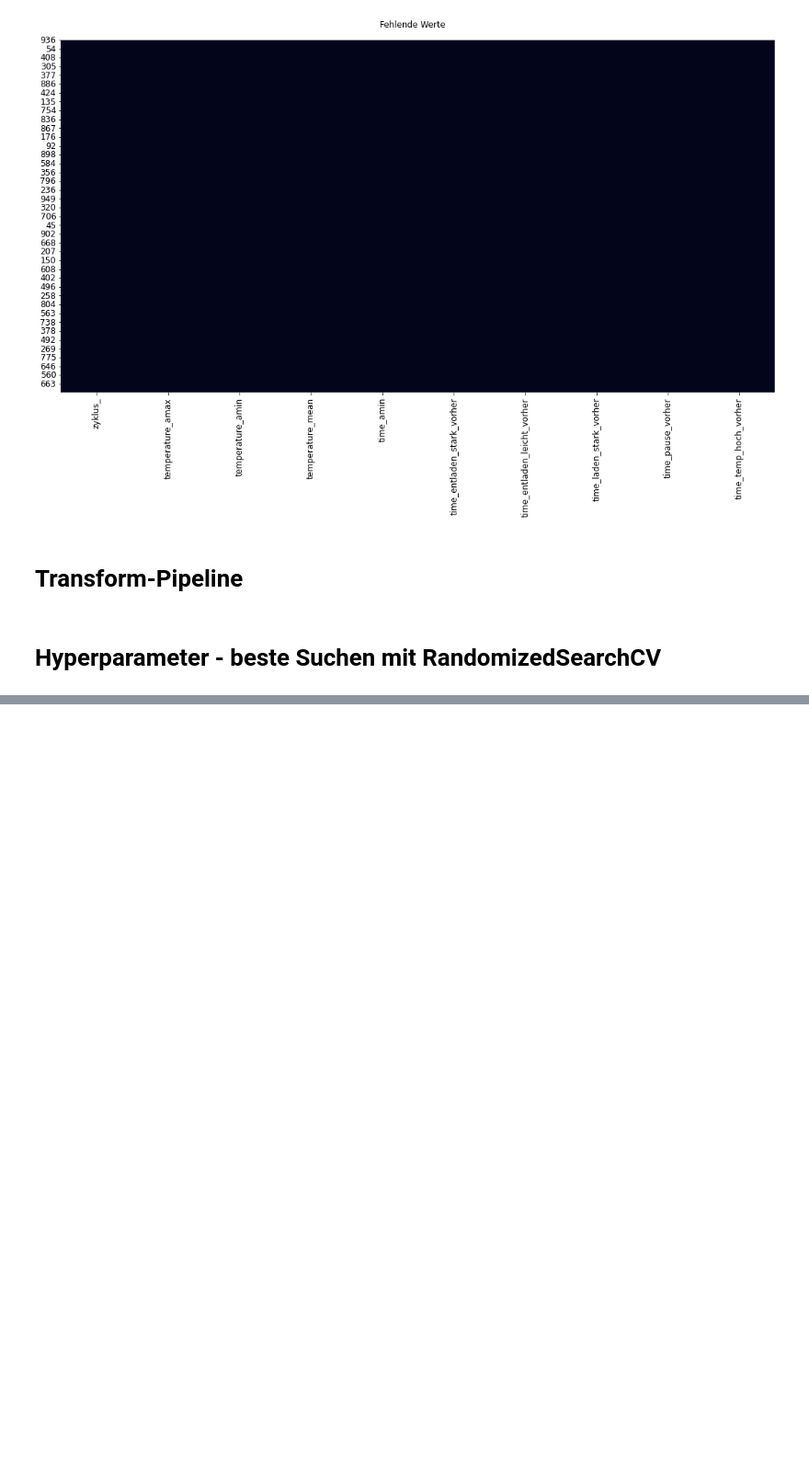
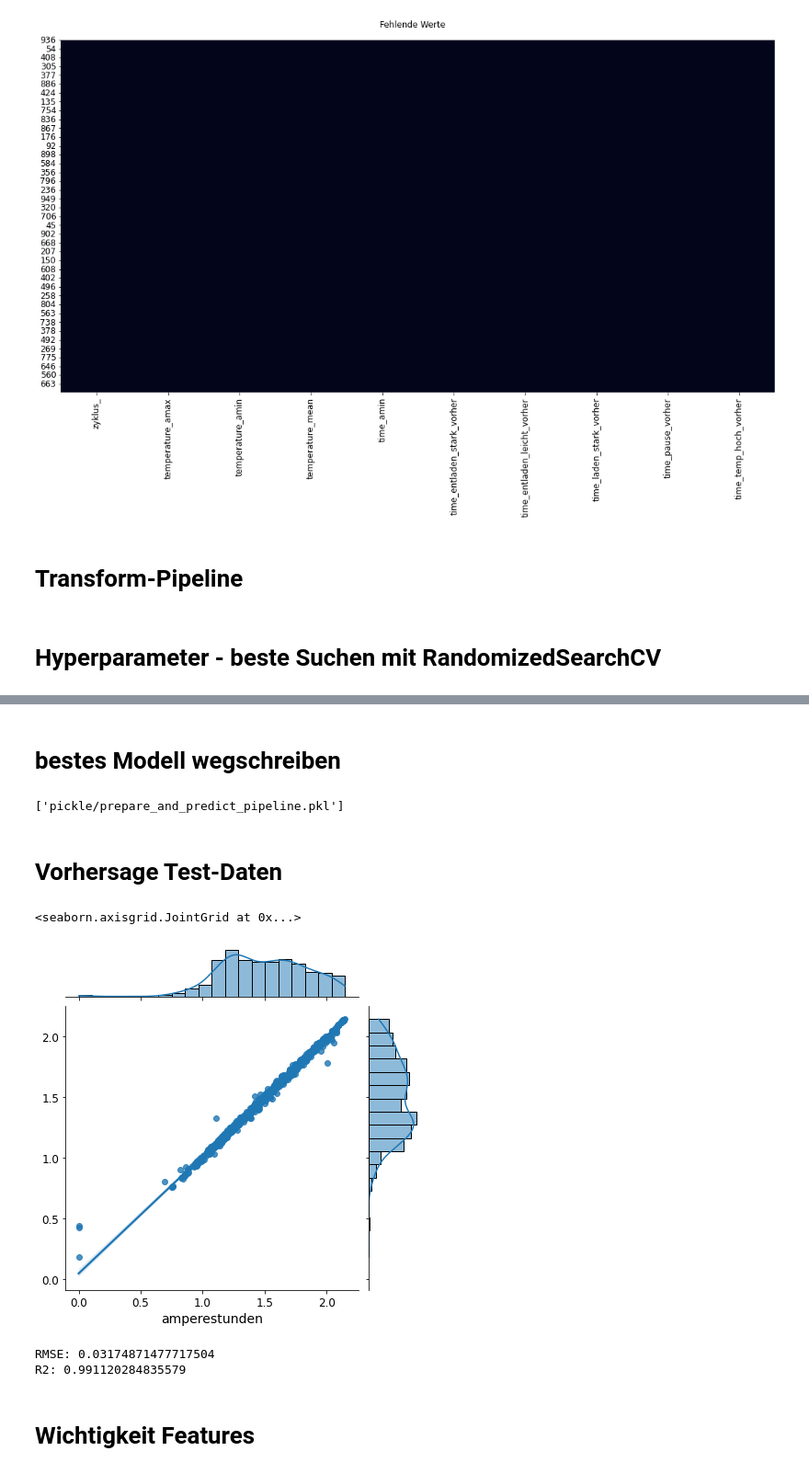
Before and after one commit to DaMuBo/battery_failure_predictions, a Jupyter notebook: notebooks/6_feature_imp.ipynb, the cells around one changed output, grey strips where cells are left out. Shown: that part at 92% size. Saved outputs shown, nothing was run; the diff lists cells and outputs as text; code cells hidden in the pictures; blank space fills up the shorter version.

Commit message:
Feature Importances erster Wurd

```diff
--- a/notebooks/6_feature_imp.ipynb
+++ b/notebooks/6_feature_imp.ipynb
@@ -180,0 +202,2 @@ Fitting 3 folds for each of 50 candidates, totalling 150 fits
+# %% [markdown]
+# bestes Modell wegschreiben
@@ -180,0 +209,27 @@ Fitting 3 folds for each of 50 candidates, totalling 150 fits
+# %%
+import joblib
+joblib.dump(prepare_and_predict_pipeline, "pickle/prepare_and_predict_pipeline.pkl")
+# %% [output]
+['pickle/prepare_and_predict_pipeline.pkl']
+# %%
+import joblib
+prepare_and_predict_pipeline_load = joblib.load("pickle/prepare_and_predict_pipeline.pkl")
+# %% [markdown]
+# Vorhersage Test-Daten
+# %%
+test_daten_pred = prepare_and_predict_pipeline_load.predict(test_daten)
+test_daten_pred_series = pd.Series(test_daten_pred, index=test_daten_labels.index)
+# %%
+sns.jointplot(x=test_daten_labels,y=test_daten_pred_series, kind='reg')
+# %% [output]
+<seaborn.axisgrid.JointGrid at 0x...>
+[figure, added]
+# %%
+from sklearn import metrics
+print('RMSE:', np.sqrt(metrics.mean_squared_error(test_daten_labels, test_daten_pred_series)))
+print('R2:',metrics.r2_score(test_daten_labels, test_daten_pred_series))
+# %% [output]
+RMSE: 0.03174871477717504
+R2: 0.991120284835579
+# %% [markdown]
+# Wichtigkeit Features
```
Also changed, not shown: parts of 6 cells of this notebook, 1 other file.
